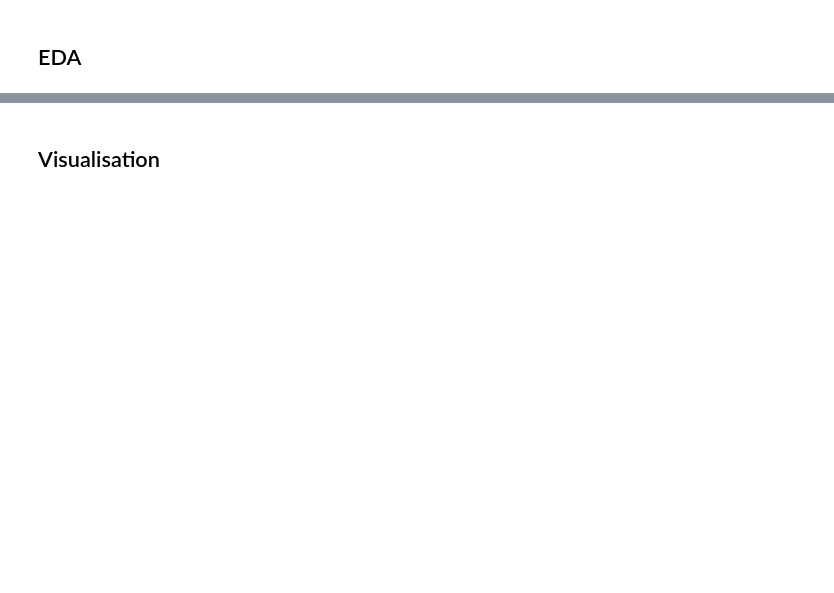
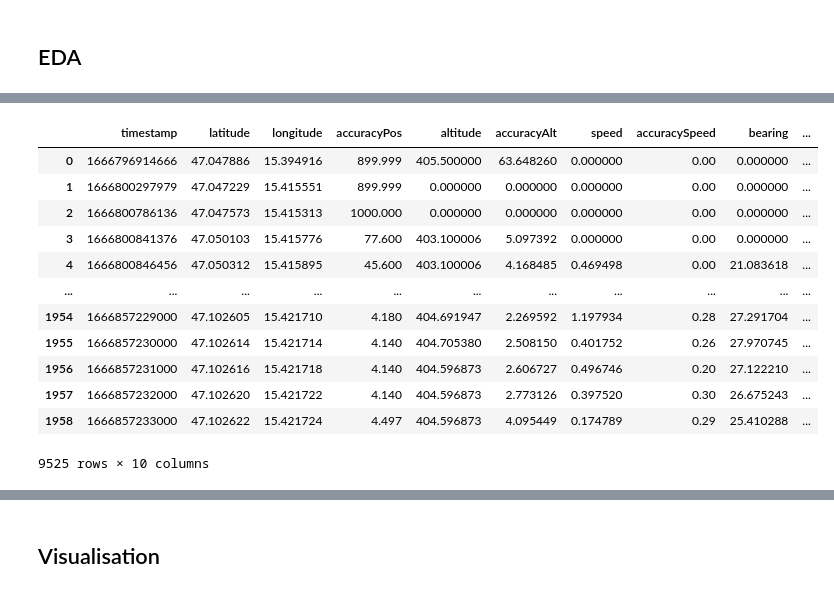
Before and after one commit to ZhitingDu/Machine-Learning, a Jupyter notebook: Comfort Ride.ipynb, the cells around one changed output, grey strips where cells are left out. Drawn from its saved outputs; the diff is of its cells as text; code cells hidden in the pictures; blank space fills up the shorter version.

```diff
--- a/Comfort Ride.ipynb
+++ b/Comfort Ride.ipynb
@@ -50,2 +99,20 @@ print(gps)
+# %%
+# gps .concat
+combined_gps = pd.concat((gps285 , gps286,gps287, gps307, gps308,gps309,gps310, gps311))
+combined_gps
+# %% [output]
+|  | timestamp | latitude | longitude | accuracyPos | altitude | accuracyAlt | speed | accuracySpeed | bearing | ... |
+| 0 | 1666796914666 | 47.047886 | 15.394916 | 899.999 | 405.500000 | 63.648260 | 0.000000 | 0.00 | 0.000000 | ... |
+| 1 | 1666800297979 | 47.047229 | 15.415551 | 899.999 | 0.000000 | 0.000000 | 0.000000 | 0.00 | 0.000000 | ... |
+| 2 | 1666800786136 | 47.047573 | 15.415313 | 1000.000 | 0.000000 | 0.000000 | 0.000000 | 0.00 | 0.000000 | ... |
+| 3 | 1666800841376 | 47.050103 | 15.415776 | 77.600 | 403.100006 | 5.097392 | 0.000000 | 0.00 | 0.000000 | ... |
+| 4 | 1666800846456 | 47.050312 | 15.415895 | 45.600 | 403.100006 | 4.168485 | 0.469498 | 0.00 | 21.083618 | ... |
+| ... | ... | ... | ... | ... | ... | ... | ... | ... | ... | ... |
+| 1954 | 1666857229000 | 47.102605 | 15.421710 | 4.180 | 404.691947 | 2.269592 | 1.197934 | 0.28 | 27.291704 | ... |
+| 1955 | 1666857230000 | 47.102614 | 15.421714 | 4.140 | 404.705380 | 2.508150 | 0.401752 | 0.26 | 27.970745 | ... |
+| 1956 | 1666857231000 | 47.102616 | 15.421718 | 4.140 | 404.596873 | 2.606727 | 0.496746 | 0.20 | 27.122210 | ... |
+| 1957 | 1666857232000 | 47.102620 | 15.421722 | 4.140 | 404.596873 | 2.773126 | 0.397520 | 0.30 | 26.675243 | ... |
+| 1958 | 1666857233000 | 47.102622 | 15.421724 | 4.497 | 404.596873 | 4.095449 | 0.174789 | 0.29 | 25.410288 | ... |
+9525 rows × 10 columns
 # %%
 # inner join
```
Also changed, not shown: parts of 38 cells of this notebook.
